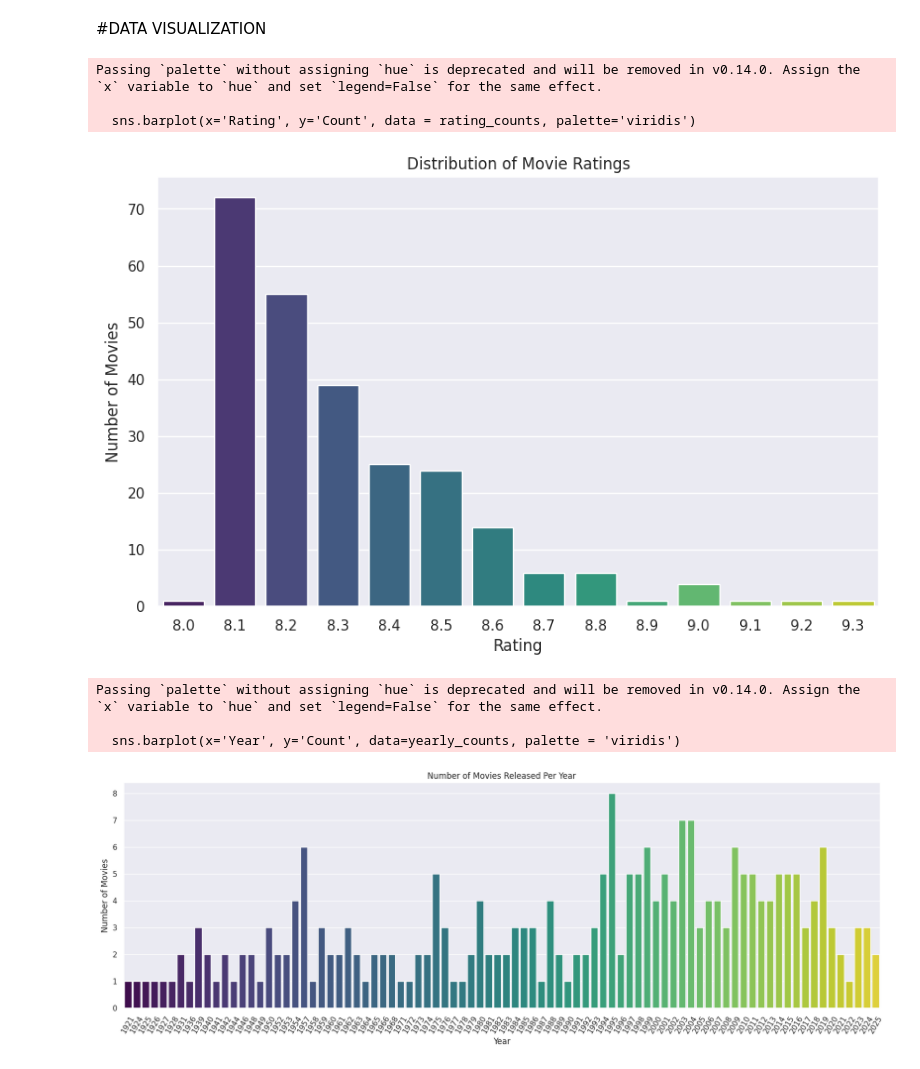
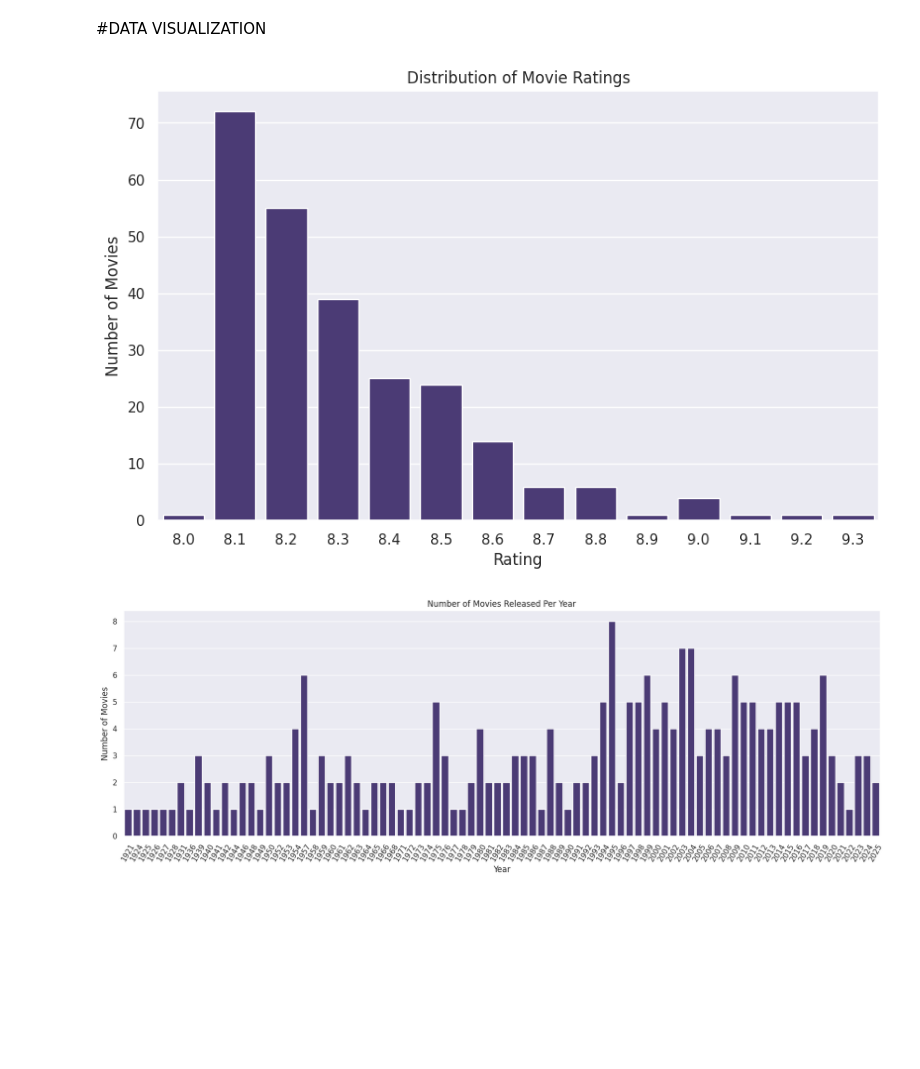
Before and after one commit to waliulislamarik/imdbtopmoviesanalysis, a Jupyter notebook: imdb_Top_Movies.ipynb, the cells around one changed output. Saved outputs shown, nothing was run; the diff lists cells and outputs as text; code cells hidden in the pictures; blank space fills up the shorter version.

```diff
--- a/imdb_Top_Movies.ipynb
+++ b/imdb_Top_Movies.ipynb
@@ -146,11 +146,9 @@ movies_duration_minutes
 | 250 | The Help | 146 |
 250 rows × 2 columns
 # %%
+import matplotlib.pyplot as plt
 import seaborn as sns
-import matplotlib.pyplot as plt
-
-sns.set_theme(style="darkgrid")
-
+sns.set_palette("viridis")
 sns.countplot(data=movies, x='Rating')
 plt.xlabel('IMDB Rating')
 plt.ylabel('Number of Movies')
@@ -462,29 +459,23 @@ crosstab_genre_certificate
 #DATA VISUALIZATION
 # %%
 plt.figure(figsize=(10, 6))
-sns.barplot(x='Rating', y='Count', data = rating_counts, palette='viridis')
+sns.barplot(x='Rating', y='Count', data = rating_counts)
 plt.title('Distribution of Movie Ratings')
 plt.xlabel('Rating')
 plt.ylabel('Number of Movies')
 plt.show()
 # %% [output]
-Passing `palette` without assigning `hue` is deprecated and will be removed in v0.14.0. Assign the `x` variable to `hue` and set `legend=False` for the same effect.
-
-  sns.barplot(x='Rating', y='Count', data = rating_counts, palette='viridis')
-[figure, old version]
+[figure, new version]
 # %%
 plt.figure(figsize=(20, 6))
-sns.barplot(x='Year', y='Count', data=yearly_counts, palette = 'viridis')
+sns.barplot(x='Year', y='Count', data=yearly_counts)
 plt.xticks(rotation=60)
 plt.title('Number of Movies Released Per Year')
 plt.xlabel('Year')
 plt.ylabel('Number of Movies')
 plt.show()
 # %% [output]
-Passing `palette` without assigning `hue` is deprecated and will be removed in v0.14.0. Assign the `x` variable to `hue` and set `legend=False` for the same effect.
-
-  sns.barplot(x='Year', y='Count', data=yearly_counts, palette = 'viridis')
-[figure, old version]
+[figure, new version]
 # %%
 plt.figure(figsize=(10, 6))
 sns.histplot(data=movies, x='Duration To Minutes', bins=20, kde=True)
```
Also changed, not shown: parts of 7 cells of this notebook.
